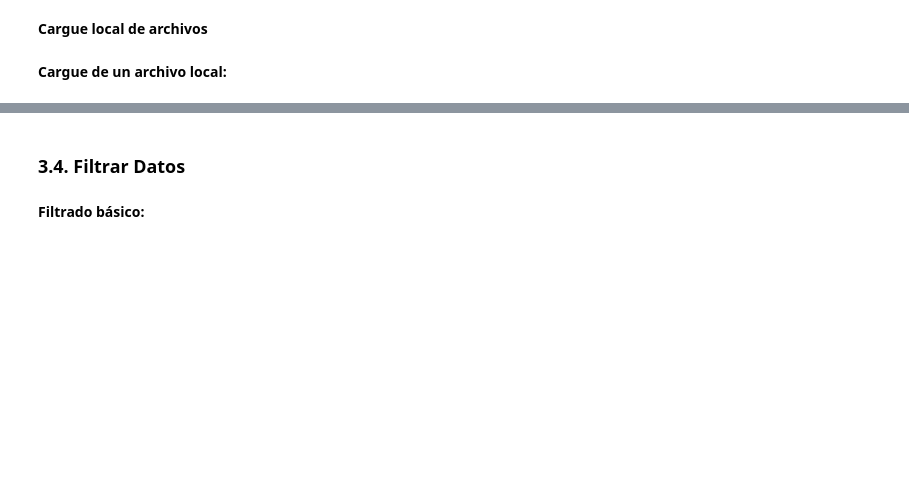
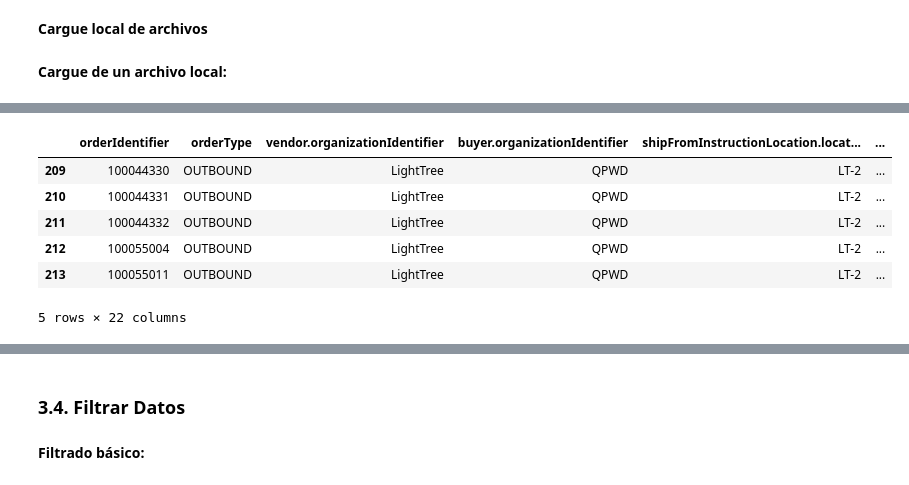
Before and after one commit to cdsaineac/Bootcamp-DS-202604, a Jupyter notebook: Clase 05 - Pandas/intro_pandas.ipynb, the cells around one changed output, grey strips where cells are left out. Saved outputs shown, nothing was run; the diff lists cells and outputs as text; code cells hidden in the pictures; blank space fills up the shorter version.

```diff
--- a/Clase 05 - Pandas/intro_pandas.ipynb
+++ b/Clase 05 - Pandas/intro_pandas.ipynb
@@ -90,0 +123,10 @@ Pandas proporciona funciones útiles para explorar datos:
+# %%
+datos_excel.tail()
+# %% [output]
+|  | orderIdentifier | orderType | vendor.organizationIdentifier | buyer.organizationIdentifier | shipFromInstructionLocation.locat... | ... |
+| 209 | 100044330 | OUTBOUND | LightTree | QPWD | LT-2 | ... |
+| 210 | 100044331 | OUTBOUND | LightTree | QPWD | LT-2 | ... |
+| 211 | 100044332 | OUTBOUND | LightTree | QPWD | LT-2 | ... |
+| 212 | 100055004 | OUTBOUND | LightTree | QPWD | LT-2 | ... |
+| 213 | 100055011 | OUTBOUND | LightTree | QPWD | LT-2 | ... |
+5 rows × 22 columns
```
Also changed, not shown: parts of 9 cells of this notebook.
